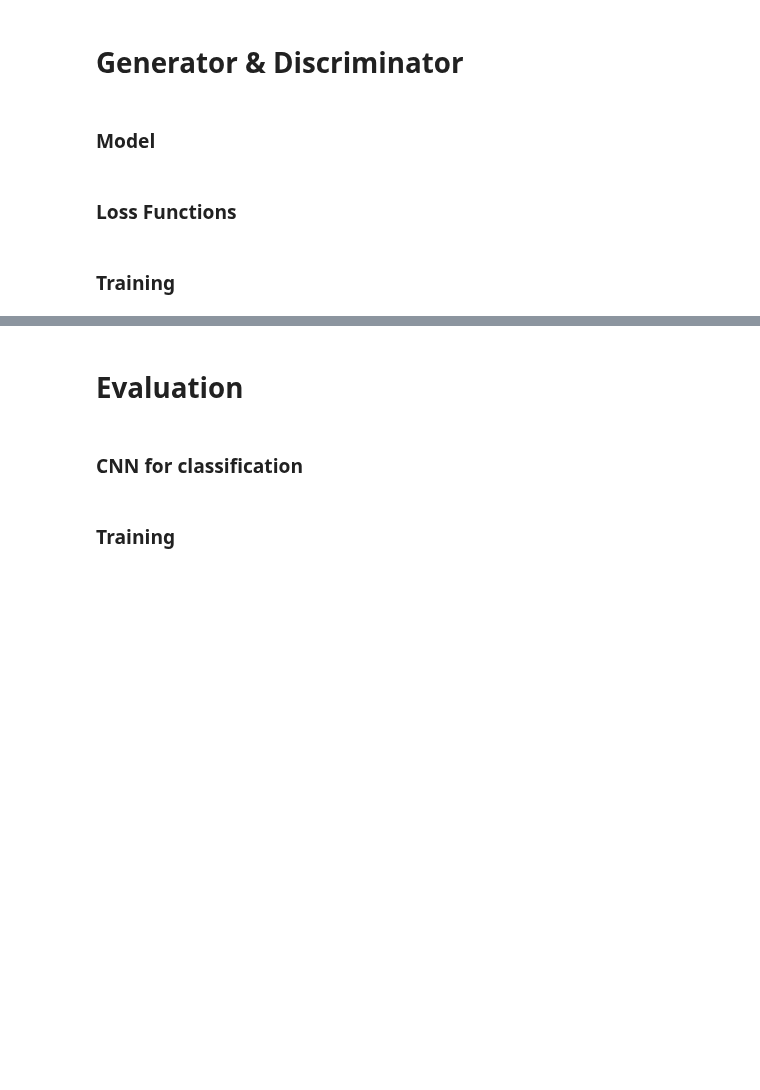
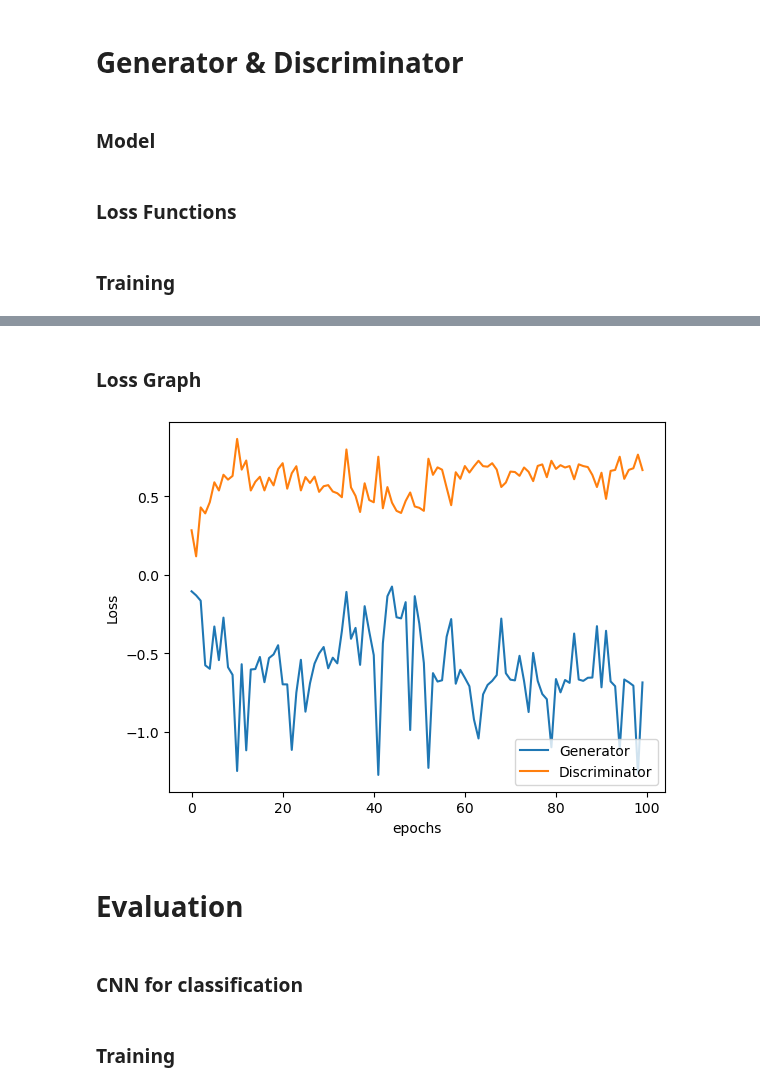
Before and after one commit to cwwojin/CS492_CW2, a Jupyter notebook: cgan_test1.ipynb, the cells around one changed output, grey strips where cells are left out. Drawn from its saved outputs; the diff is of its cells as text; code cells hidden in the pictures; blank space fills up the shorter version.

```diff
--- a/cgan_test1.ipynb
+++ b/cgan_test1.ipynb
@@ -42,18 +42,19 @@ params = {
     "b2" : 0.999,
 
     #Block Config
-    "g_block" : [128,256,512,1024],
-    "d_block" : [512,512,512],
+    "g_block" : [128,256,512,1024],           #[128,256,512,1024],     #[64,128,256,512],
+    "d_block" : [512,512,512],             #[512,512,512],          #[256,256,256],
     "n_classes" : 10,
     "latent_dim" : 100,
 
     #Fixed
     "img_size" : 32,
     "channels" : 1,
-    "sample_interval" : 10,
+    "sample_interval" : 1,
 
     #LeNet Epochs - Strong/Weak classifiers
     "cnn_epochs" : 20,
+    "cnn_epochs_w" : 8,
 
     #Label-smoothing
     "P_target" : 1.0,
@@ -63,10 +64,10 @@ params = {
     "VB_norm" : False,
 
     #Loss / Non-saturating cost
-    "loss" : "mse",                 #{"mse","",""}
+    "loss" : "bce",                 #{"mse","bce","bce_ns"}
 
     #Checkpoint
-    "load_chk" : True,
+    "load_chk" : False,
     "load_chk_cnn" : True,
 }
 
@@ -155,6 +156,7 @@ class Discriminator(nn.Module):
             nn.Dropout(0.4),
             nn.LeakyReLU(0.2, inplace=True),
             nn.Linear(params['d_block'][2], 1),
+            nn.Sigmoid(),
         )
 
     def forward(self, img, labels):
@@ -185,6 +192,10 @@ if not params['load_chk'] :
     # Loss functions
     if params['loss'] == "mse" :
         adversarial_loss = torch.nn.MSELoss()
+    elif params['loss'] == "bce" :
+        adversarial_loss = torch.nn.BCELoss()
+    elif params['loss'] == "bce_ns" :
+        adversarial_loss = torch.nn.BCELoss()
     else :
         raise NotImplementedError
 
@@ -230,7 +241,15 @@ if not params['load_chk'] :
 
             # Loss measures generator's ability to fool the discriminator
             validity = discriminator(gen_imgs, gen_labels)
-            g_loss = adversarial_loss(validity, valid)
+            #print(validity)
+
+            #sat / non-sat G-Loss
+            if params['loss'] == "bce_ns" :
+                g_loss = adversarial_loss(validity, valid)
+            elif params['loss'] == "bce" :
+                g_loss = -adversarial_loss(validity, fake)
+            else :
+                g_loss = adversarial_loss(validity, valid)
 
             g_loss.backward()
             optimizer_G.step()
@@ -255,6 +274,9 @@ if not params['load_chk'] :
             d_loss.backward()
             optimizer_D.step()
 
+            # d_loss_list.append(-d_loss.item())
+            # g_loss_list.append(g_loss.item())
+
         if epoch % params['sample_interval'] == 0:
             sample_image(n_row=5, epoch=epoch+1)
 
@@ -275,3 +315,19 @@ if not params['load_chk'] :
+# %% [markdown]
+### Loss Graph
+# %%
+import matplotlib.pyplot as plt
+
+fig, a = plt.subplots(1,1)
+
+l1, = a.plot(g_loss_list, label='Generator')
+l2, = a.plot(d_loss_list, label='Discriminator')
+a.set_xlabel('epochs')
+a.set_ylabel('Loss')
+a.legend(handles=[l1,l2],loc='lower right')
+
+plt.savefig('./gan_loss_graph.png',dpi=150)
+# %% [output]
+[figure, added]
 # %% [markdown]
 # Evaluation
 # %% [markdown]
```
Also changed, not shown: parts of 12 cells of this notebook, 1 other file.
